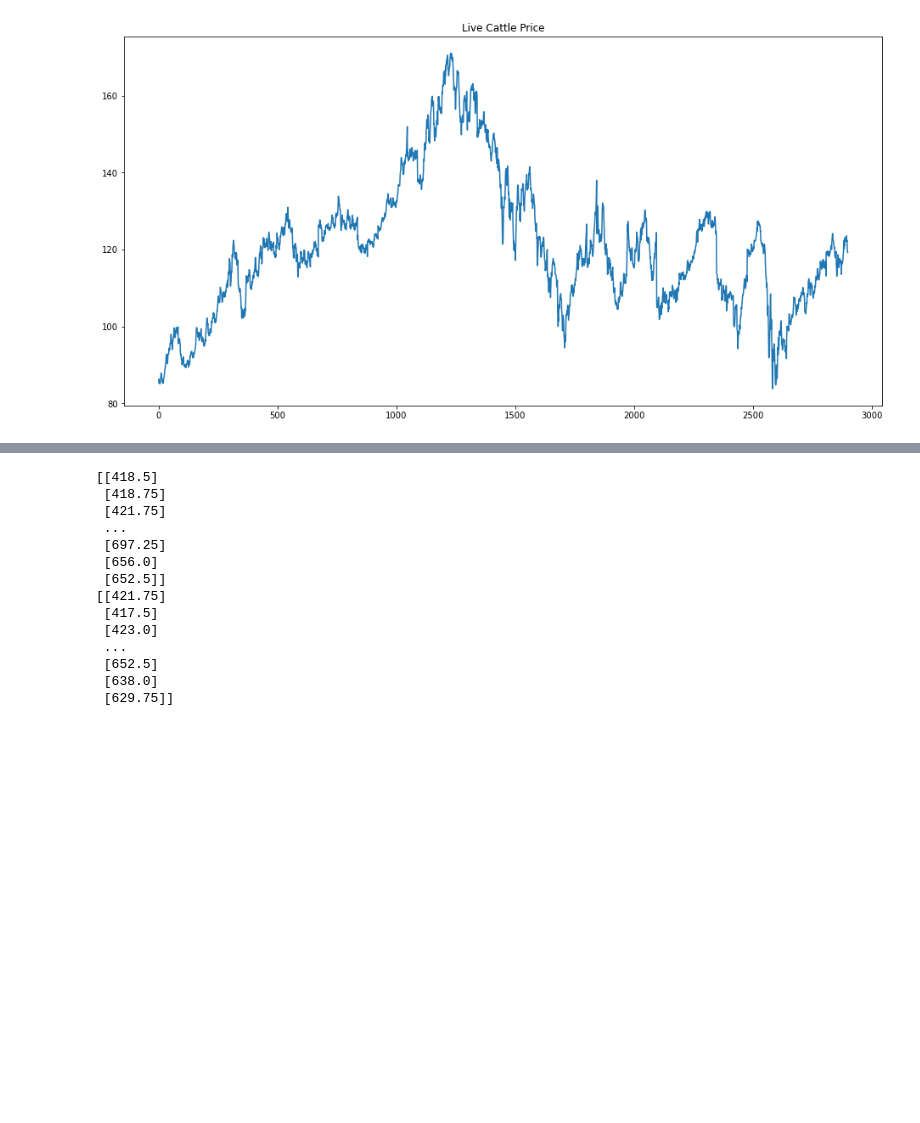
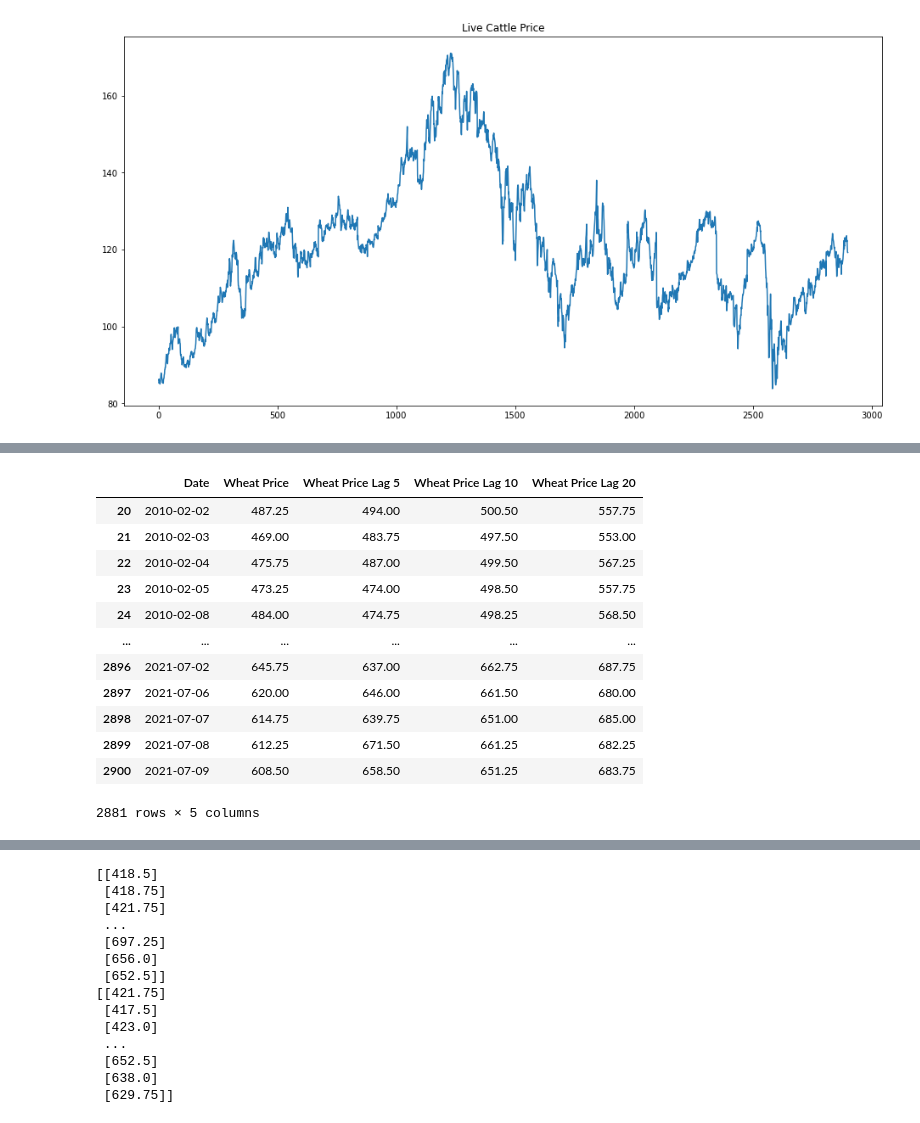
Before and after one commit to FabulousErin/Project_2, a Jupyter notebook: Prediction_Price_ML-Time Lag.ipynb, the cells around one changed output, grey strips where cells are left out. Saved outputs shown, nothing was run; the diff lists cells and outputs as text; code cells hidden in the pictures; blank space fills up the shorter version.

```diff
--- a/Prediction_Price_ML-Time Lag.ipynb
+++ b/Prediction_Price_ML-Time Lag.ipynb
@@ -143,0 +128,21 @@ corn_df
+# %%
+wheat_df= price_df.drop(columns=['Soy Oil', 'Crush Margin', 'Soybean meal','Soybean Price','Corn Price','Cotton Price', 'Live Cattle'])
+wheat_df["Wheat Price Lag 5"]= wheat_df['Wheat Price'].shift(5)
+wheat_df["Wheat Price Lag 10"]= wheat_df['Wheat Price'].shift(10)
+wheat_df["Wheat Price Lag 20"]= wheat_df['Wheat Price'].shift(20)
+wheat_df.dropna(inplace=True)
+wheat_df
+# %% [output]
+|  | Date | Wheat Price | Wheat Price Lag 5 | Wheat Price Lag 10 | Wheat Price Lag 20 |
+| 20 | 2010-02-02 | 487.25 | 494.00 | 500.50 | 557.75 |
+| 21 | 2010-02-03 | 469.00 | 483.75 | 497.50 | 553.00 |
+| 22 | 2010-02-04 | 475.75 | 487.00 | 499.50 | 567.25 |
+| 23 | 2010-02-05 | 473.25 | 474.00 | 498.50 | 557.75 |
+| 24 | 2010-02-08 | 484.00 | 474.75 | 498.25 | 568.50 |
+| ... | ... | ... | ... | ... | ... |
+| 2896 | 2021-07-02 | 645.75 | 637.00 | 662.75 | 687.75 |
+| 2897 | 2021-07-06 | 620.00 | 646.00 | 661.50 | 680.00 |
+| 2898 | 2021-07-07 | 614.75 | 639.75 | 651.00 | 685.00 |
+| 2899 | 2021-07-08 | 612.25 | 671.50 | 661.25 | 682.25 |
+| 2900 | 2021-07-09 | 608.50 | 658.50 | 651.25 | 683.75 |
+2881 rows × 5 columns
```
Also changed, not shown: parts of 6 cells of this notebook.
